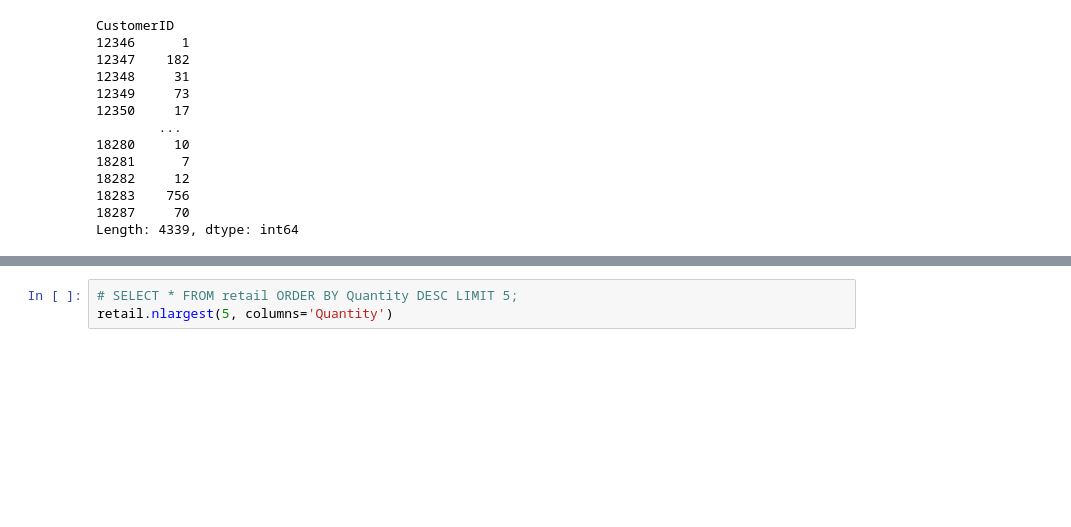
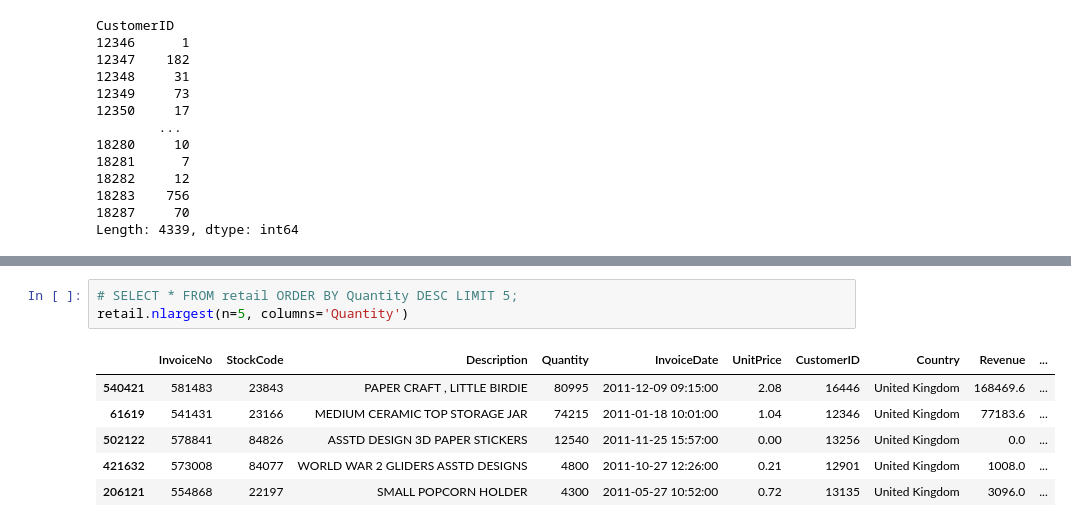
Before and after one commit to krakowiakpawel9/data-science-bootcamp, a Jupyter notebook: 02_analiza_danych/06_sql_porownanie.ipynb, the cells around one changed output, grey strips where cells are left out. Drawn from its saved outputs; the diff is of its cells as text; blank space fills up the shorter version.

```diff
--- a/02_analiza_danych/06_sql_porownanie.ipynb
+++ b/02_analiza_danych/06_sql_porownanie.ipynb
@@ -325,5 +387,12 @@ query.plot(kind='bar', color='black', alpha=0.5, title='Sprzedaż w poszczególn
 # %%
 # SELECT * FROM retail ORDER BY Quantity DESC LIMIT 5;
-retail.nlargest(5, columns='Quantity')
+retail.nlargest(n=5, columns='Quantity')
+# %% [output]
+|  | InvoiceNo | StockCode | Description | Quantity | InvoiceDate | UnitPrice | CustomerID | Country | Revenue | ... |
+| 540421 | 581483 | 23843 | PAPER CRAFT , LITTLE BIRDIE | 80995 | 2011-12-09 09:15:00 | 2.08 | 16446 | United Kingdom | 168469.6 | ... |
+| 61619 | 541431 | 23166 | MEDIUM CERAMIC TOP STORAGE JAR | 74215 | 2011-01-18 10:01:00 | 1.04 | 12346 | United Kingdom | 77183.6 | ... |
+| 502122 | 578841 | 84826 | ASSTD DESIGN 3D PAPER STICKERS | 12540 | 2011-11-25 15:57:00 | 0.00 | 13256 | United Kingdom | 0.0 | ... |
+| 421632 | 573008 | 84077 | WORLD WAR 2 GLIDERS ASSTD DESIGNS | 4800 | 2011-10-27 12:26:00 | 0.21 | 12901 | United Kingdom | 1008.0 | ... |
+| 206121 | 554868 | 22197 | SMALL POPCORN HOLDER | 4300 | 2011-05-27 10:52:00 | 0.72 | 13135 | United Kingdom | 3096.0 | ... |
 # %%
 # SELECT * FROM retail ORDER BY Quantity LIMIT 5;
```
Also changed, not shown: parts of 21 cells of this notebook.
